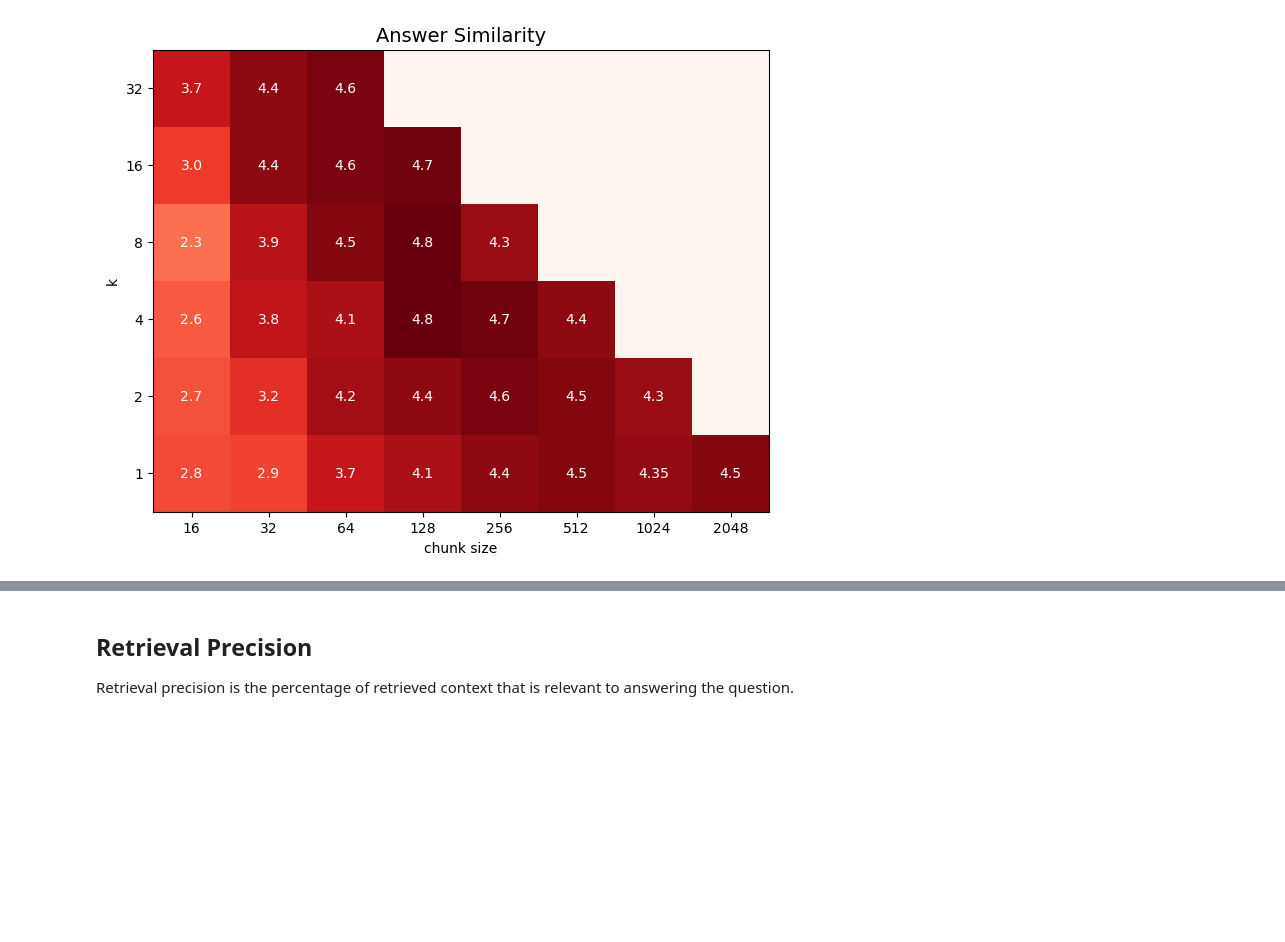
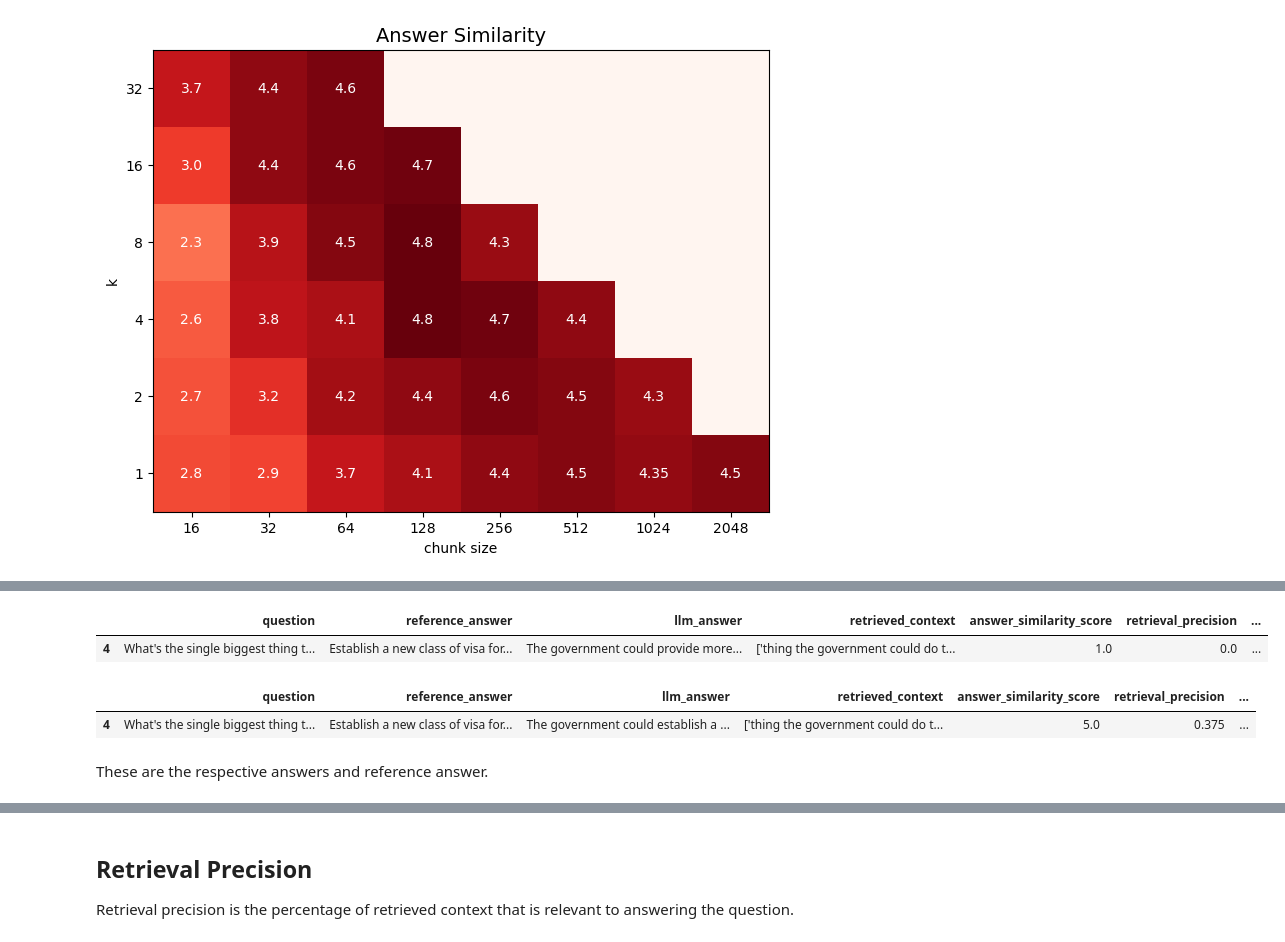
Before and after one commit to TonicAI/tonic_validate, a Jupyter notebook: examples/rag_metrics_sweep_analysis.ipynb, the cells around one changed output, grey strips where cells are left out. Cells and saved outputs as stored; diff of their text form; code cells hidden in the pictures; blank space fills up the shorter version.

```diff
--- a/examples/rag_metrics_sweep_analysis.ipynb
+++ b/examples/rag_metrics_sweep_analysis.ipynb
@@ -382,0 +444,19 @@ make_plot(score_df, "answer_similarity", ax)
+# %%
+ex_scores_1_context_chunk = pd.read_csv(
+    "./sweep_response_scores/scores_df_chunk_size_32_similarity_top_k_1_evaluator_gpt-4.csv"
+)
+ex_scores_8_context_chunk = pd.read_csv(
+    "./sweep_response_scores/scores_df_chunk_size_32_similarity_top_k_8_evaluator_gpt-4.csv"
+)
+# %%
+ex_scores_1_context_chunk.iloc[[4]]
+# %% [output]
+|  | question | reference_answer | llm_answer | retrieved_context | answer_similarity_score | retrieval_precision | ... |
+| 4 | What's the single biggest thing t... | Establish a new class of visa for... | The government could provide more... | ['thing the government could do t... | 1.0 | 0.0 | ... |
+# %%
+ex_scores_8_context_chunk.iloc[[4]]
+# %% [output]
+|  | question | reference_answer | llm_answer | retrieved_context | answer_similarity_score | retrieval_precision | ... |
+| 4 | What's the single biggest thing t... | Establish a new class of visa for... | The government could establish a ... | ['thing the government could do t... | 5.0 | 0.375 | ... |
+# %% [markdown]
+These are the respective answers and reference answer.
```
Also changed, not shown: parts of 25 cells of this notebook.
